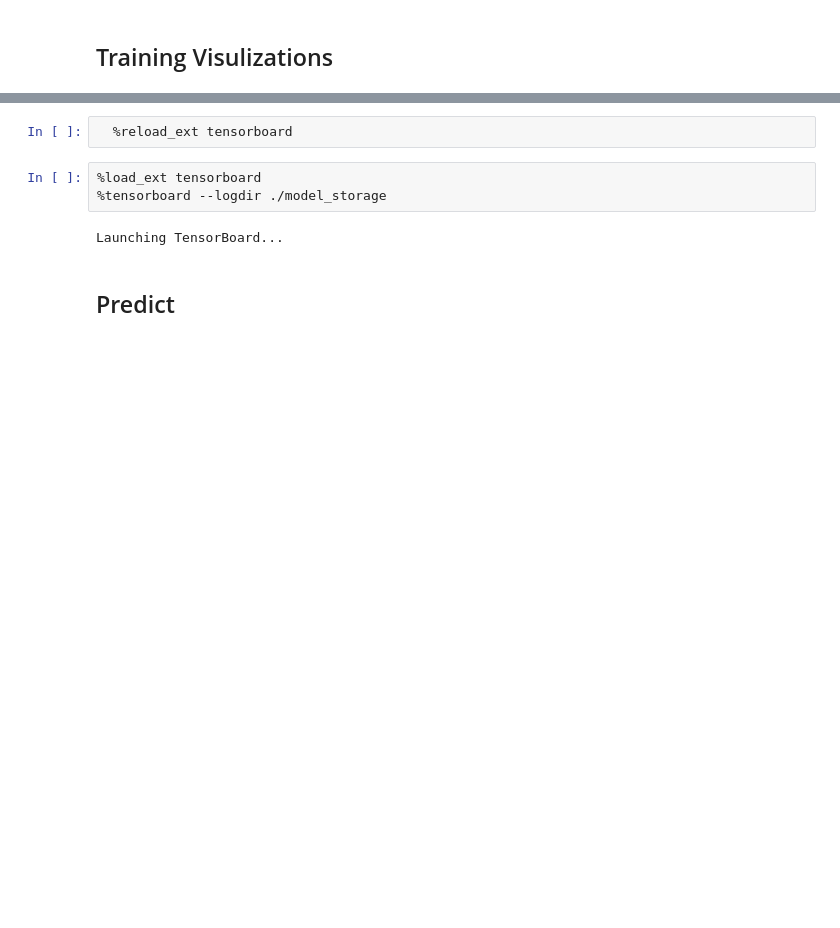
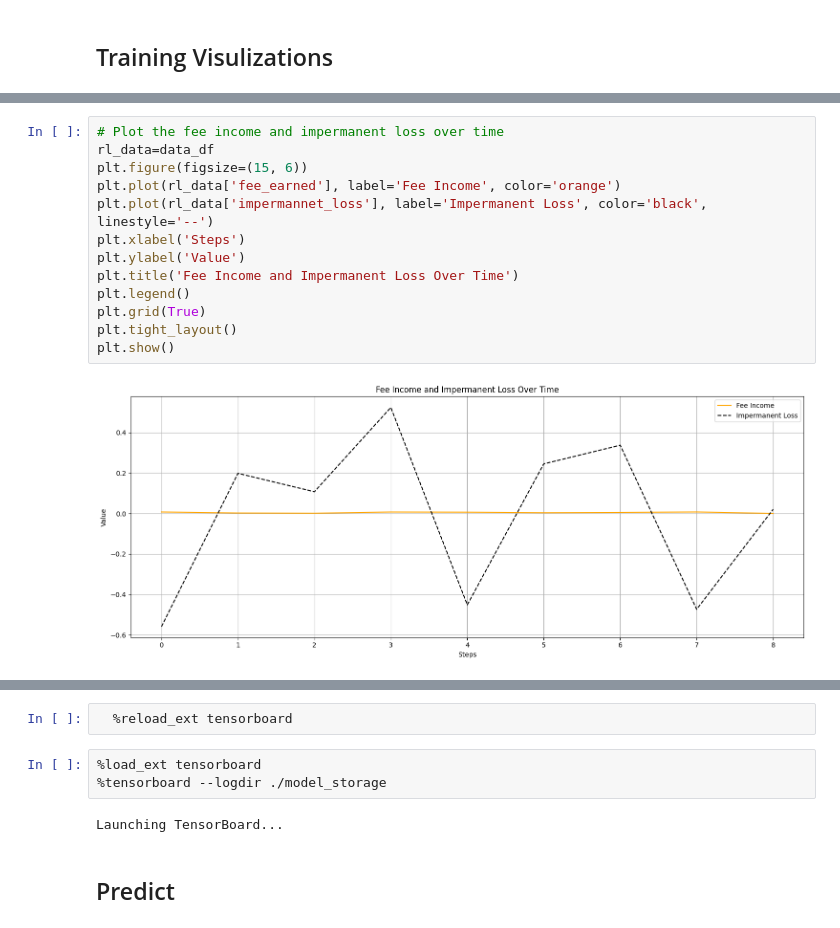
Before and after one commit to idrees535/ILP-V3, a Jupyter notebook: model_ notebooks/rl_lp_agent.ipynb, the cells around one changed output, grey strips where cells are left out. Drawn from its saved outputs; the diff is of its cells as text; blank space fills up the shorter version.

```diff
--- a/model_ notebooks/rl_lp_agent.ipynb
+++ b/model_ notebooks/rl_lp_agent.ipynb
@@ -1255,3 +1293,18 @@ data_df.to_csv('model_outdir_csv/rl_agent_data.csv', index=False)
+# %%
+# Plot the fee income and impermanent loss over time
+rl_data=data_df
+plt.figure(figsize=(15, 6))
+plt.plot(rl_data['fee_earned'], label='Fee Income', color='orange')
+plt.plot(rl_data['impermannet_loss'], label='Impermanent Loss', color='black', linestyle='--')
+plt.xlabel('Steps')
+plt.ylabel('Value')
+plt.title('Fee Income and Impermanent Loss Over Time')
+plt.legend()
+plt.grid(True)
+plt.tight_layout()
+plt.show()
+# %% [output]
+[figure, added]
 # %%
 # Plotting the data
 fig, ax1 = plt.subplots(figsize=(12, 6))
```
Also changed, not shown: parts of 10 cells of this notebook, 14 other files.
